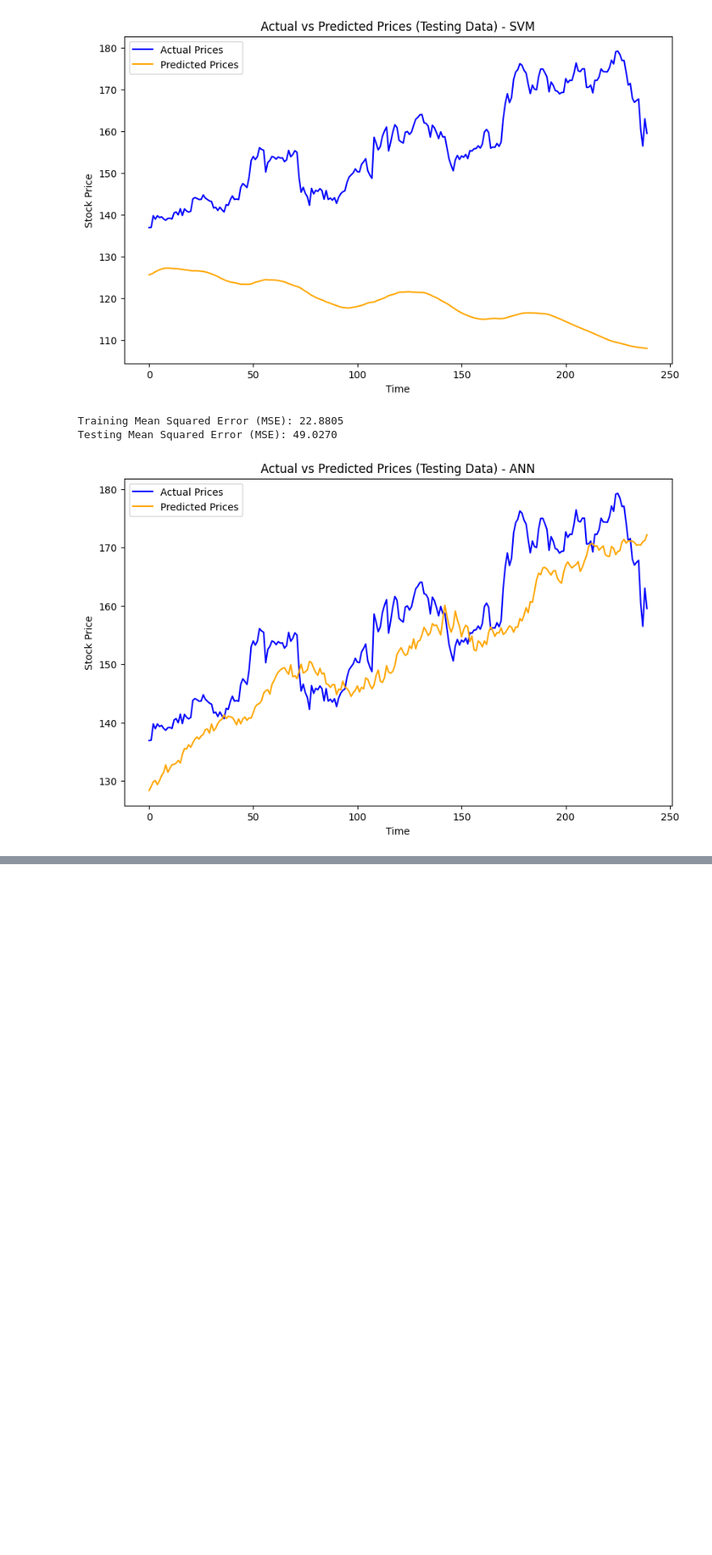
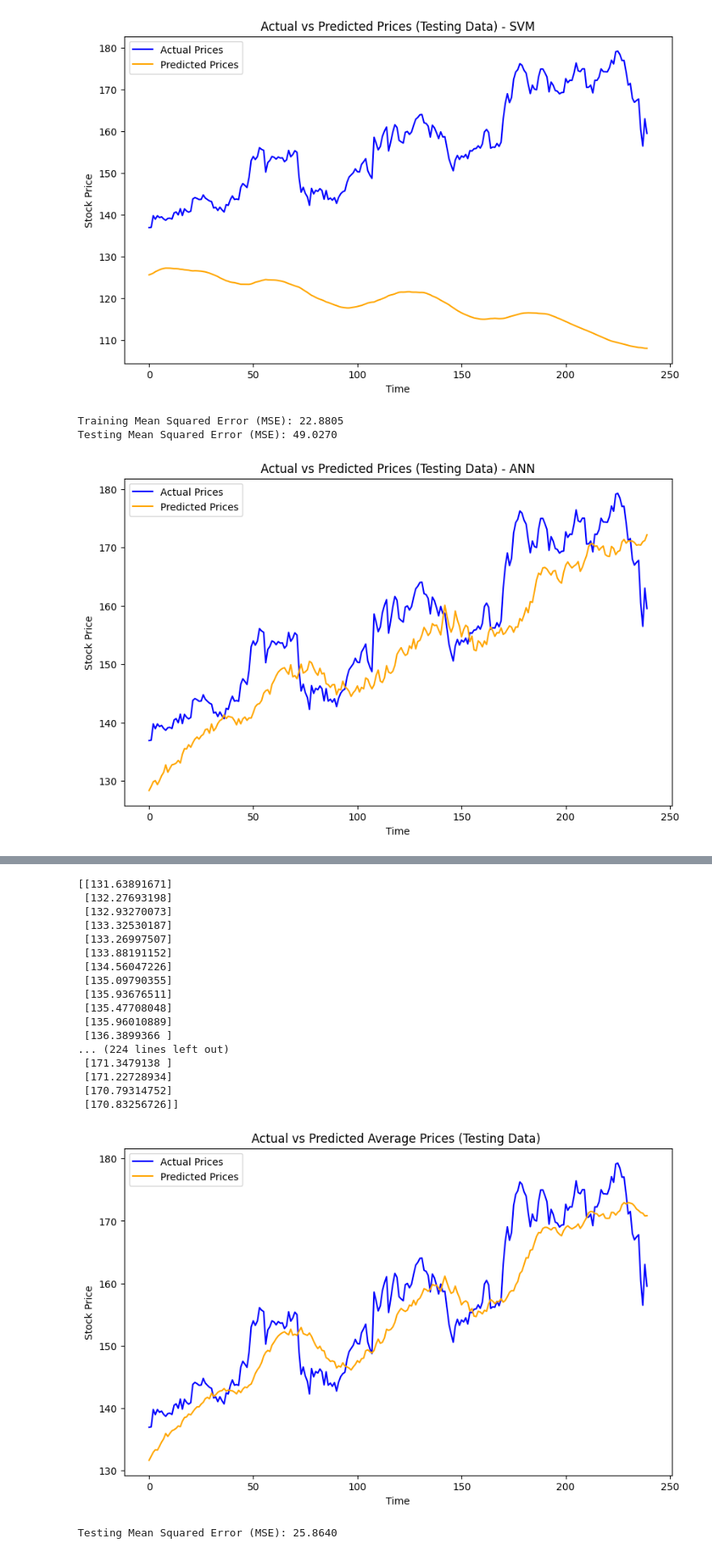
Before and after one commit to laukkom/GE2340-ai-for-finance-, a Jupyter notebook: aiproject.ipynb, the cells around one changed output, grey strips where cells are left out. Shown: that part at 81% size. Saved outputs shown, nothing was run; the diff lists cells and outputs as text; code cells hidden in the pictures; blank space fills up the shorter version.

```diff
--- a/aiproject.ipynb
+++ b/aiproject.ipynb
@@ -213,0 +238,37 @@ Testing Mean Squared Error (MSE): 49.0270
+# %%
+
+average_predictions = (test_predictions_ann + test_predictions_lstm) / 2
+print(average_predictions)
+test_mse = mean_squared_error(actual, average_predictions)
+
+
+plt.figure(figsize=(10, 6))
+plt.plot(actual, label="Actual Prices", color="blue")
+plt.plot(average_predictions, label="Predicted Prices", color="orange")
+plt.xlabel("Time")
+plt.ylabel("Stock Price")
+plt.title("Actual vs Predicted Average Prices (Testing Data) ")
+plt.legend()
+plt.show()
+
+print(f"Testing Mean Squared Error (MSE): {test_mse:.4f}")
+# %% [output]
+[[131.63891671]
+ [132.27693198]
+ [132.93270073]
+ [133.32530187]
+ [133.26997507]
+ [133.88191152]
+ [134.56047226]
+ [135.09790355]
+ [135.93676511]
+ [135.47708048]
+ [135.96010889]
+ [136.3899366 ]
+... (224 lines left out)
+ [171.3479138 ]
+ [171.22728934]
+ [170.79314752]
+ [170.83256726]]
+[figure, added]
+Testing Mean Squared Error (MSE): 25.8640
```
Also changed, not shown: parts of 4 cells of this notebook.
